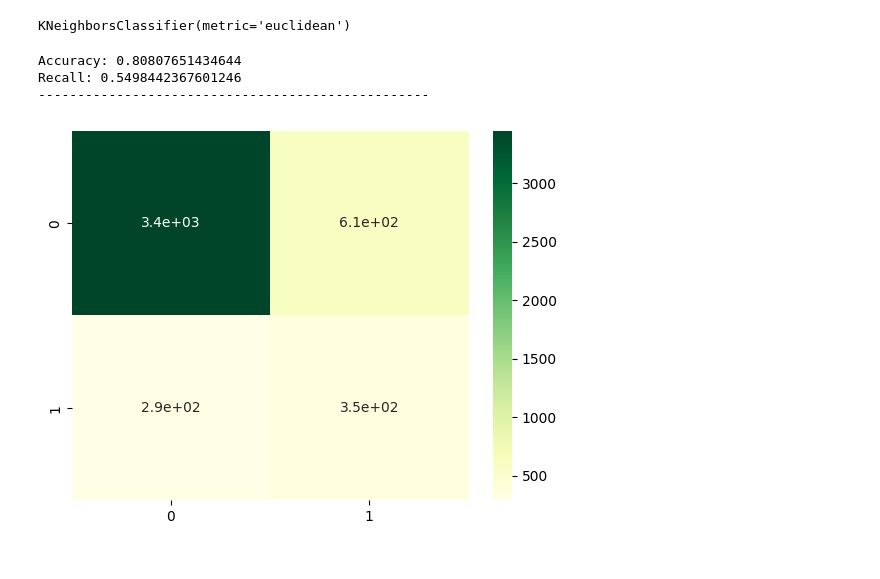
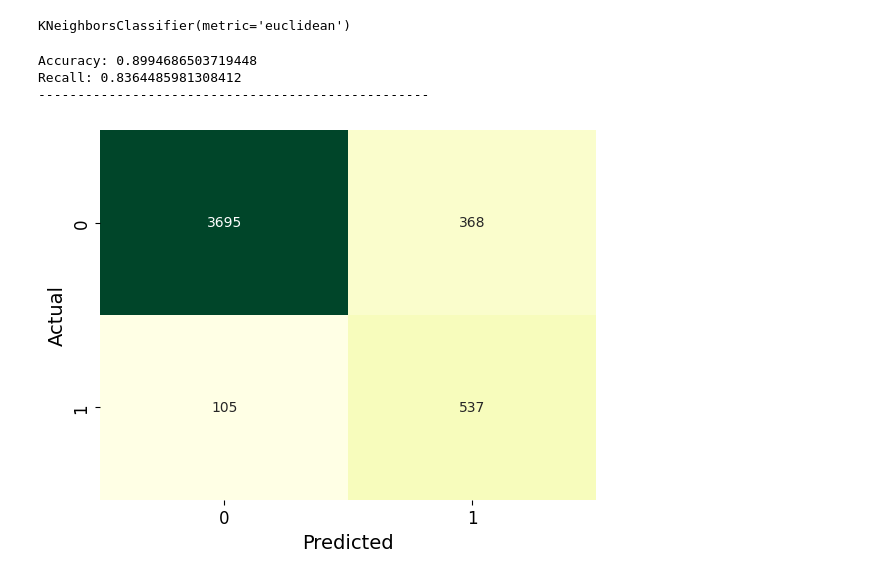
Before and after one commit to ronniealdrin/Machine_Learning_Financial_Inclusion_in_Africa, a Jupyter notebook: FI_in_Africa.ipynb, the cells around one changed output. Saved outputs shown, nothing was run; the diff lists cells and outputs as text; code cells hidden in the pictures.

```diff
--- a/FI_in_Africa.ipynb
+++ b/FI_in_Africa.ipynb
@@ -378,3 +380,15 @@ bank_account
 0    16149
 1    16149
 Name: count, dtype: int64
+# %%
+from imblearn.over_sampling import RandomOverSampler
+oversampler = RandomOverSampler(sampling_strategy='auto', random_state=42)
+
+from sklearn.preprocessing import LabelEncoder
+
+le = LabelEncoder()
+variables_to_encode = ['country', 'year', 'bank_account', 'location_type', 'cellphone_access', 'gender_of_respondent', 'education_level', 'job_type']
+for variable in variables_to_encode:
+    df_bak[variable] = le.fit_transform(df_bak[variable])
+# %%
+X_resampled2, y_resampled2 = oversampler.fit_resample(X,y)
@@ -382,11 +403,11 @@ Name: count, dtype: int64
 # Running the model
 # %%
 knn = KNeighborsClassifier(n_neighbors=5, metric='euclidean')
-knn.fit(X_resampled, y_resampled)
+knn.fit(X_resampled2, y_resampled2)
 # %% [output]
 KNeighborsClassifier(metric='euclidean')
 # %%
-# Print accuracy score
+# Knn Prediction
 
 y_pred = knn.predict(X_test)
 
@@ -396,9 +417,32 @@ print("Recall:", recall_score(y_test, y_pred))
 print("-----"*10)
 
 # Print confusion matrix
-sns.heatmap(confusion_matrix(y_test, y_pred), annot=True, cmap='YlGn');
+#sns.heatmap(confusion_matrix(y_test, y_pred), annot=True, cmap='YlGn');
 # %% [output]
-Accuracy: 0.80807651434644
-Recall: 0.5498442367601246
+Accuracy: 0.8994686503719448
+Recall: 0.8364485981308412
 --------------------------------------------------
-[figure, removed]
+# %%
+import matplotlib.pyplot as plt
+import seaborn as sns
+from sklearn.metrics import confusion_matrix
+
+# ... (seu código para treinar o modelo e fazer previsões)
+
+# Calcular a matriz de confusão
+cm = confusion_matrix(y_test, y_pred)
+
+# Configurar a plotagem para evitar notação científica
+plt.rcParams['axes.labelsize'] = 14
+plt.rcParams['xtick.labelsize'] = 12
+plt.rcParams['ytick.labelsize'] = 12
+
+# Plotar a matriz de confusão com rótulos formatados
+sns.heatmap(cm, annot=True, fmt='g', cmap='YlGn', cbar=False)
+
+# Adicionar rótulos
+plt.xlabel('Predicted')
+plt.ylabel('Actual')
+plt.show()
+# %% [output]
+[figure, added]
```
Also changed, not shown: parts of 9 cells of this notebook.
